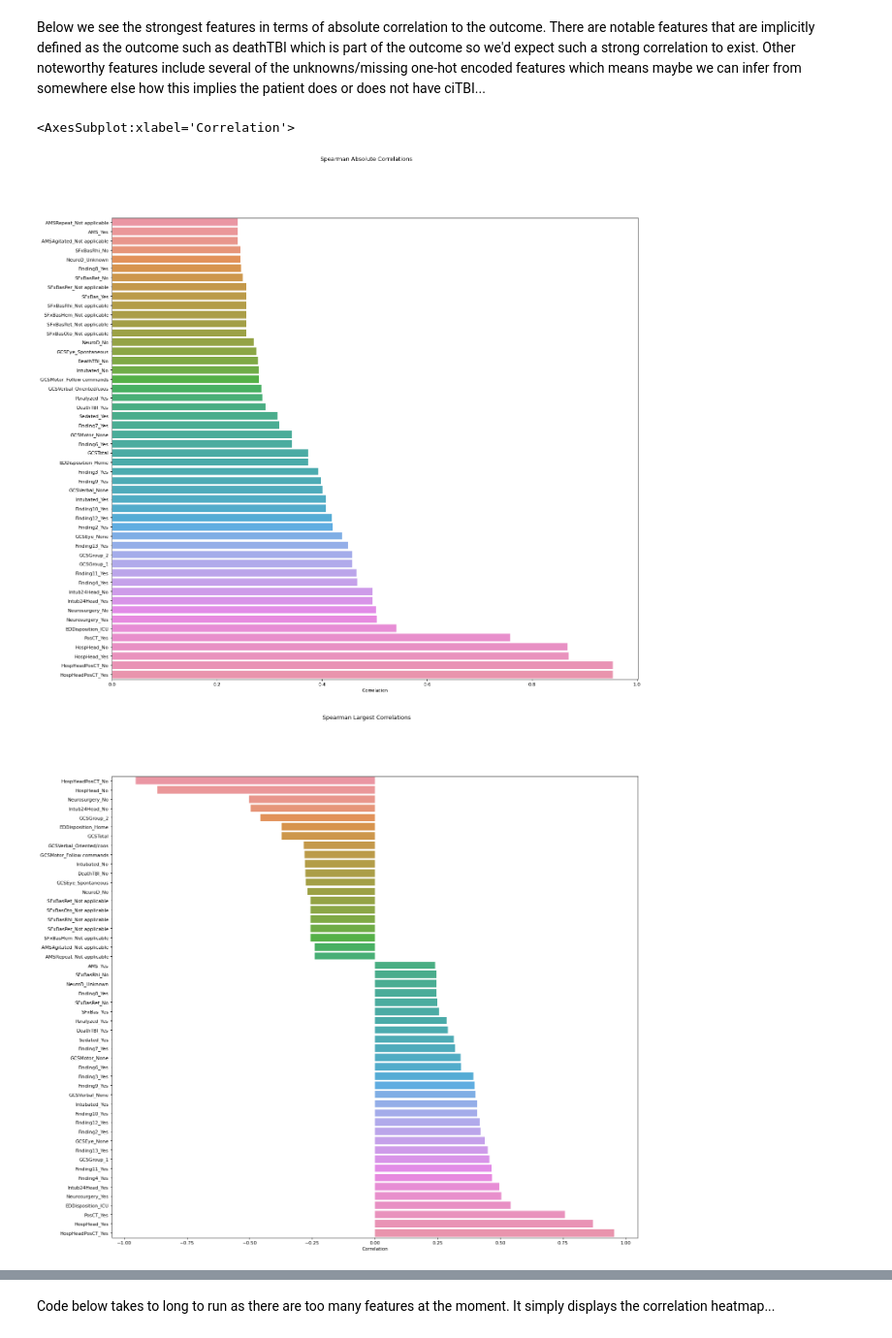
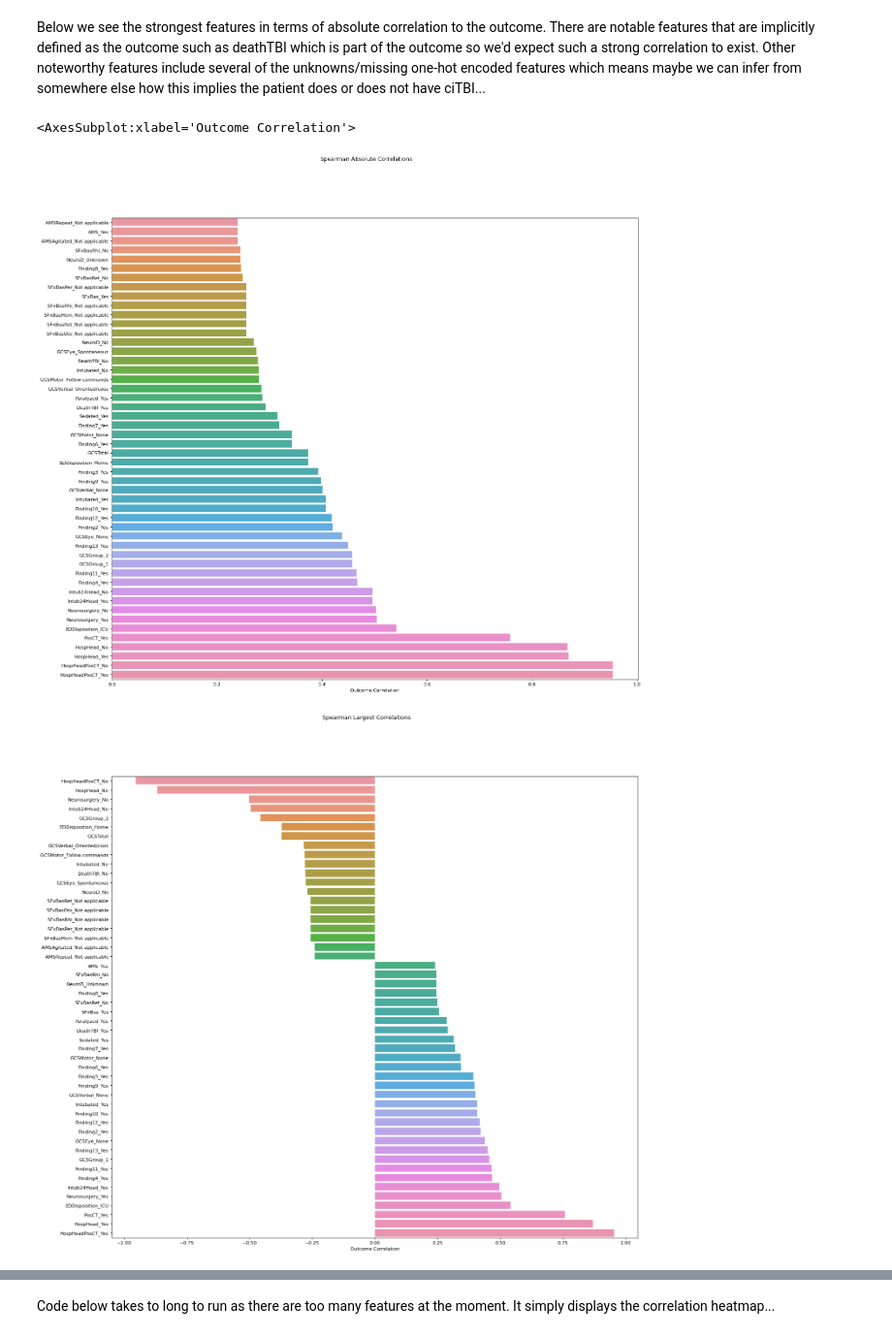
Before and after one commit to Yu-Group/clinical-rule-vetting, a Jupyter notebook: rulevetting/projects/tbi_pecarn/notebooks/00_eda.ipynb, the cells around one changed output, grey strips where cells are left out. Shown at 97% size. Cells and saved outputs as stored; diff of their text form; code cells hidden in the pictures.

```diff
--- a/rulevetting/projects/tbi_pecarn/notebooks/00_eda.ipynb
+++ b/rulevetting/projects/tbi_pecarn/notebooks/00_eda.ipynb
@@ -136,15 +134,15 @@ Below we see the strongest features in terms of absolute correlation to the outc
 # %%
 one_hot_df = helper.one_hot_encode_df(df)
 corr = one_hot_df.drop(['outcome_No', 'outcome_Yes'], axis=1).apply(lambda x: x.corr(one_hot_df['outcome_Yes'], method='spearman'))
 
 # largest in absolute value
 abs_corr = corr.abs().sort_values(ascending=True)
-barplot(abs_corr[-50:], savefig=False, title='Spearman Absolute Correlations', xlab='Correlation')
+barplot(abs_corr[-50:], savefig=False, title='Spearman Absolute Correlations', xlab='Outcome Correlation')
 
 # sorted by absolute value
 largest_corr = corr.iloc[corr.abs().argsort()][-50:].sort_values(ascending=True)
-barplot(largest_corr, savefig=False, title='Spearman Largest Correlations', xlab='Correlation')
+barplot(largest_corr, savefig=False, title='Spearman Largest Correlations', xlab='Outcome Correlation')
 # %% [output]
-<AxesSubplot:xlabel='Correlation'>
+<AxesSubplot:xlabel='Outcome Correlation'>
-[figure, old version]
+[figure, new version]
-[figure, old version]
+[figure, new version]
```
Also changed, not shown: parts of 4 cells of this notebook.
